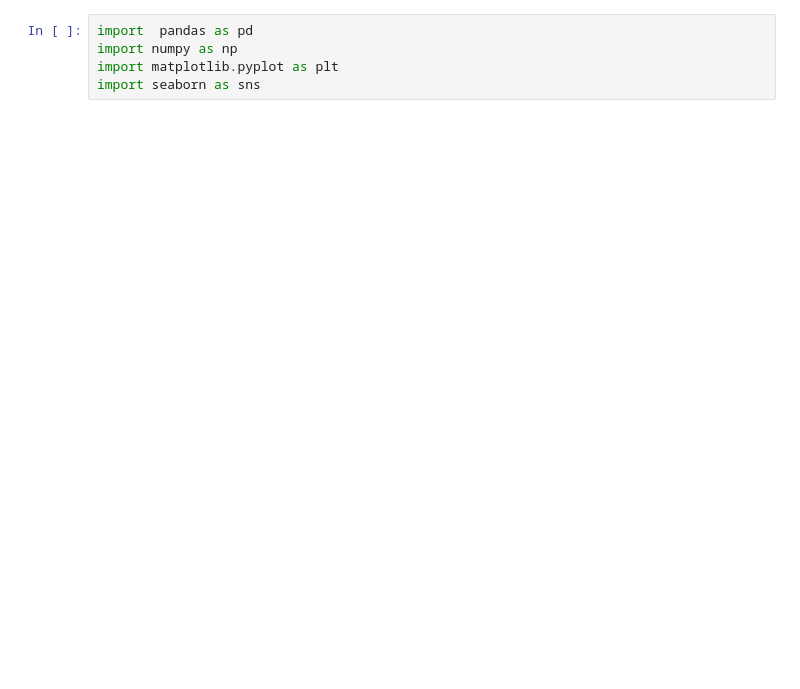
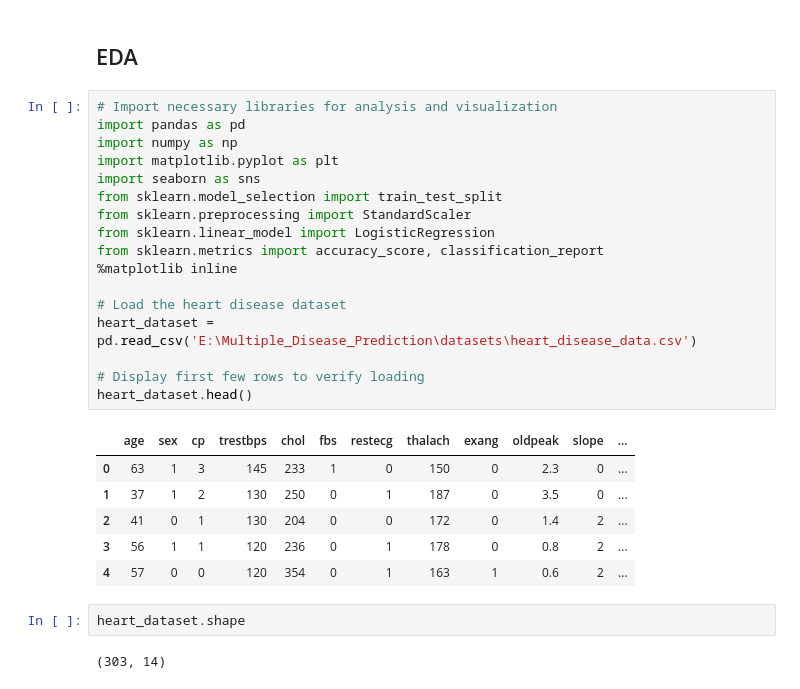
Before and after one commit to HamzaImtiaz03/Multiple-Disease-Prediction-System-ML-Project, a Jupyter notebook: notebooks/Heart_Prediction.ipynb, the cells around one changed output. Saved outputs shown, nothing was run; the diff lists cells and outputs as text; blank space fills up the shorter version.

Commit message:
Heart Disease Model

```diff
--- a/notebooks/Heart_Prediction.ipynb
+++ b/notebooks/Heart_Prediction.ipynb
@@ -1,5 +1,30 @@
-# %%
-import  pandas as pd
-import numpy as np
-import matplotlib.pyplot as plt
-import seaborn as sns
+# %% [markdown]
+## EDA
+# %%
+# Import necessary libraries for analysis and visualization
+import pandas as pd
+import numpy as np
+import matplotlib.pyplot as plt
+import seaborn as sns
+from sklearn.model_selection import train_test_split
+from sklearn.preprocessing import StandardScaler
+from sklearn.linear_model import LogisticRegression
+from sklearn.metrics import accuracy_score, classification_report
+%matplotlib inline
+
+# Load the heart disease dataset
+heart_dataset = pd.read_csv('E:\Multiple_Disease_Prediction\datasets\heart_disease_data.csv')
+
+# Display first few rows to verify loading
+heart_dataset.head()
+# %% [output]
+|  | age | sex | cp | trestbps | chol | fbs | restecg | thalach | exang | oldpeak | slope | ... |
+| 0 | 63 | 1 | 3 | 145 | 233 | 1 | 0 | 150 | 0 | 2.3 | 0 | ... |
+| 1 | 37 | 1 | 2 | 130 | 250 | 0 | 1 | 187 | 0 | 3.5 | 0 | ... |
+| 2 | 41 | 0 | 1 | 130 | 204 | 0 | 0 | 172 | 0 | 1.4 | 2 | ... |
+| 3 | 56 | 1 | 1 | 120 | 236 | 0 | 1 | 178 | 0 | 0.8 | 2 | ... |
+| 4 | 57 | 0 | 0 | 120 | 354 | 0 | 1 | 163 | 1 | 0.6 | 2 | ... |
+# %%
+heart_dataset.shape
+# %% [output]
+(303, 14)
```
Also changed, not shown: parts of 21 cells of this notebook, 1 other file.
